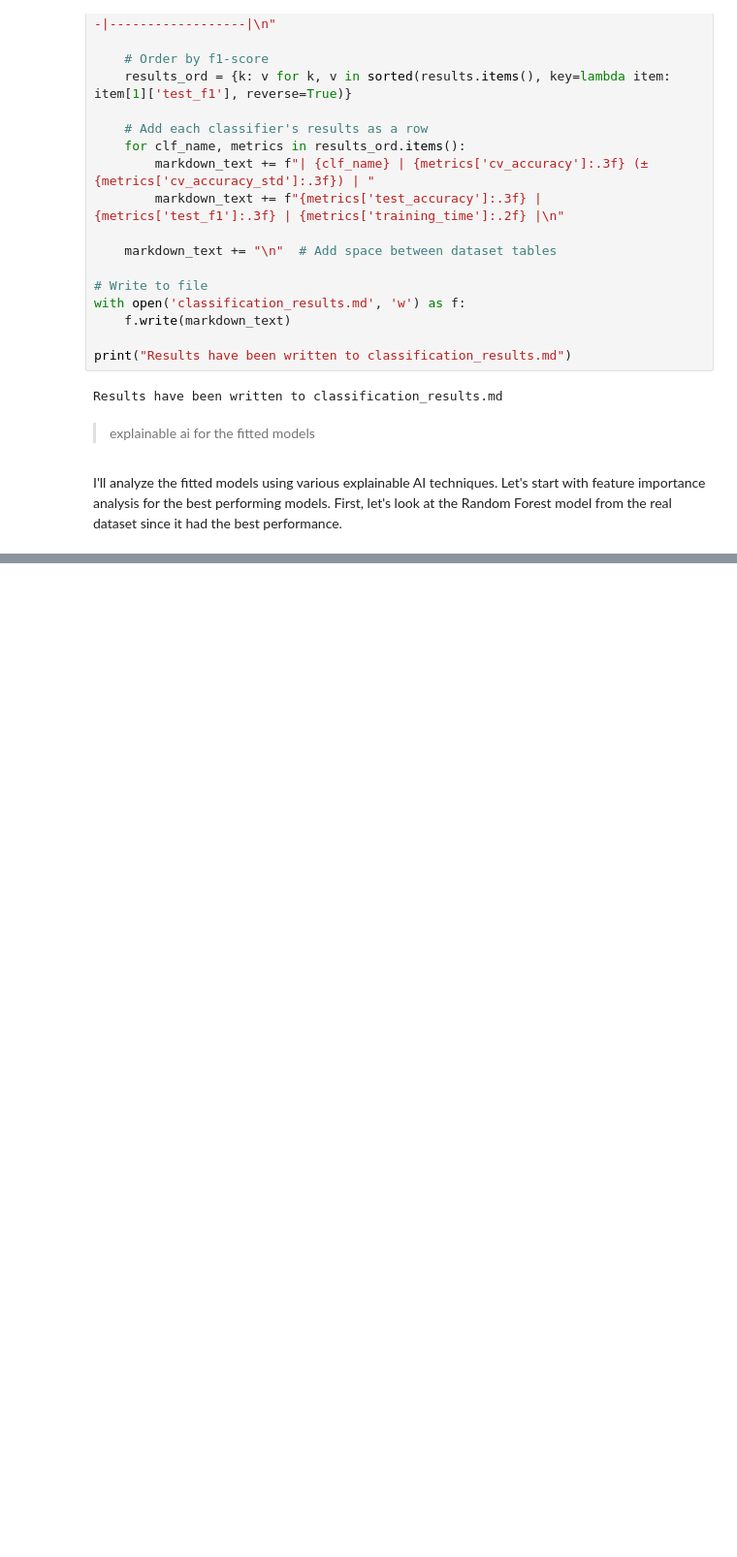
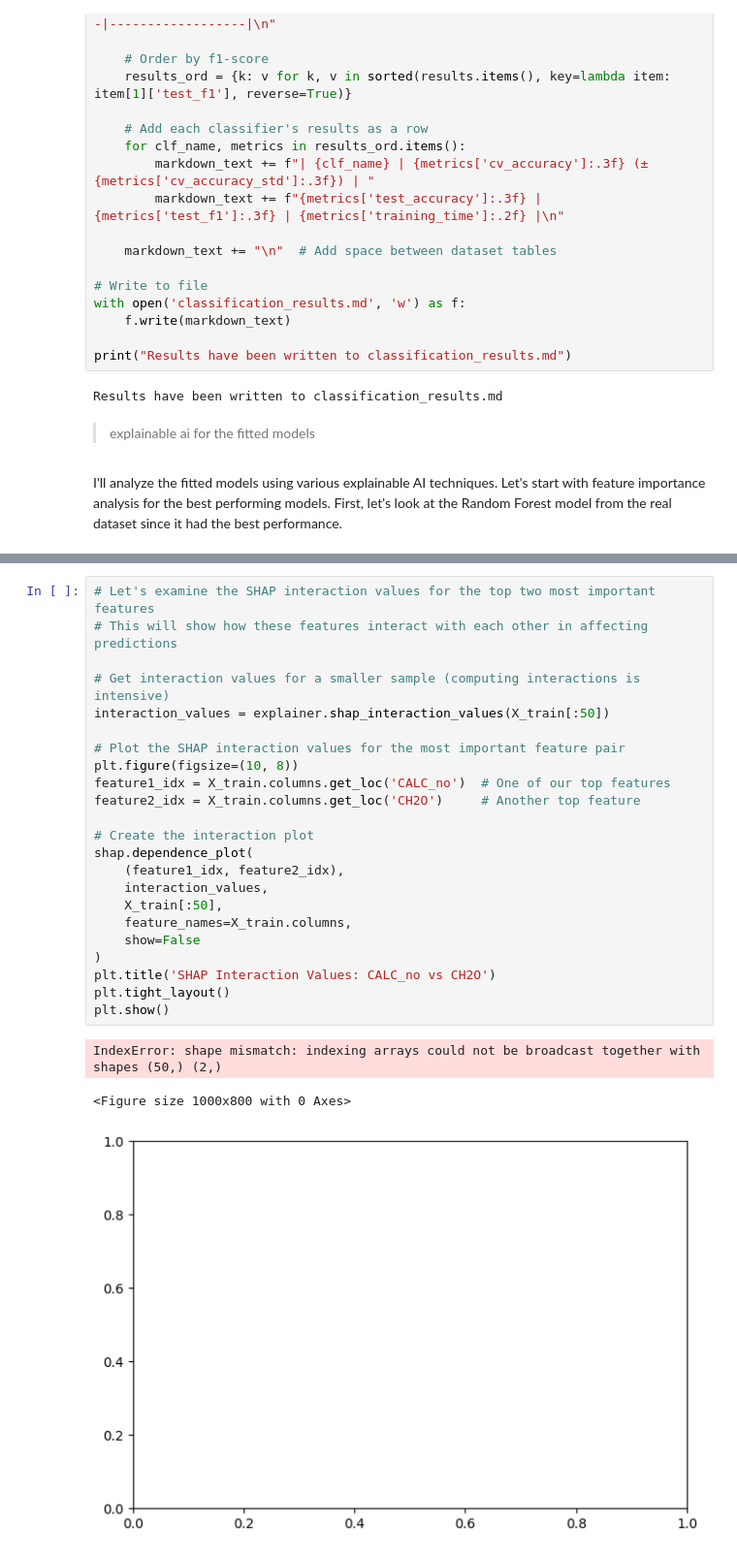
Before and after one commit to EmreYY20/data-mining-project, a Jupyter notebook: deepnote/Multi_Class_Obesity_Risk_Prediction/01 Classifier Eval.ipynb, the cells around one changed output, grey strips where cells are left out. Shown at 97% size. Saved outputs shown, nothing was run; the diff lists cells and outputs as text; blank space fills up the shorter version.

```diff
--- a/deepnote/Multi_Class_Obesity_Risk_Prediction/01 Classifier Eval.ipynb
+++ b/deepnote/Multi_Class_Obesity_Risk_Prediction/01 Classifier Eval.ipynb
@@ -364,3 +360,30 @@ KeyError: 'fitted_model'
+# %%
+# Let's examine the SHAP interaction values for the top two most important features
+# This will show how these features interact with each other in affecting predictions
+
+# Get interaction values for a smaller sample (computing interactions is intensive)
+interaction_values = explainer.shap_interaction_values(X_train[:50])
+
+# Plot the SHAP interaction values for the most important feature pair
+plt.figure(figsize=(10, 8))
+feature1_idx = X_train.columns.get_loc('CALC_no')  # One of our top features
+feature2_idx = X_train.columns.get_loc('CH2O')     # Another top feature
+
+# Create the interaction plot
+shap.dependence_plot(
+    (feature1_idx, feature2_idx),
+    interaction_values,
+    X_train[:50],
+    feature_names=X_train.columns,
+    show=False
+)
+plt.title('SHAP Interaction Values: CALC_no vs CH2O')
+plt.tight_layout()
+plt.show()
+# %% [output]
+IndexError: shape mismatch: indexing arrays could not be broadcast together with shapes (50,) (2,)
+<Figure size 1000x800 with 0 Axes>
+[figure, added]
 # %% [markdown]
 <a style='text-decoration:none;line-height:16px;display:flex;color:#5B5B62;padding:10px;justify-content:end;' href='https://deepnote.com?utm_source=created-in-deepnote-cell&projectId=a441f35e-4b4c-4c50-b56a-1aea6b800ed8' target="_blank">
 <img alt='Created in deepnote.com' style='display:inline;max-height:16px;margin:0px;margin-right:7.5px;' src='embedded-picture-1' > </img>
```
Also changed, not shown: parts of 5 cells of this notebook.
